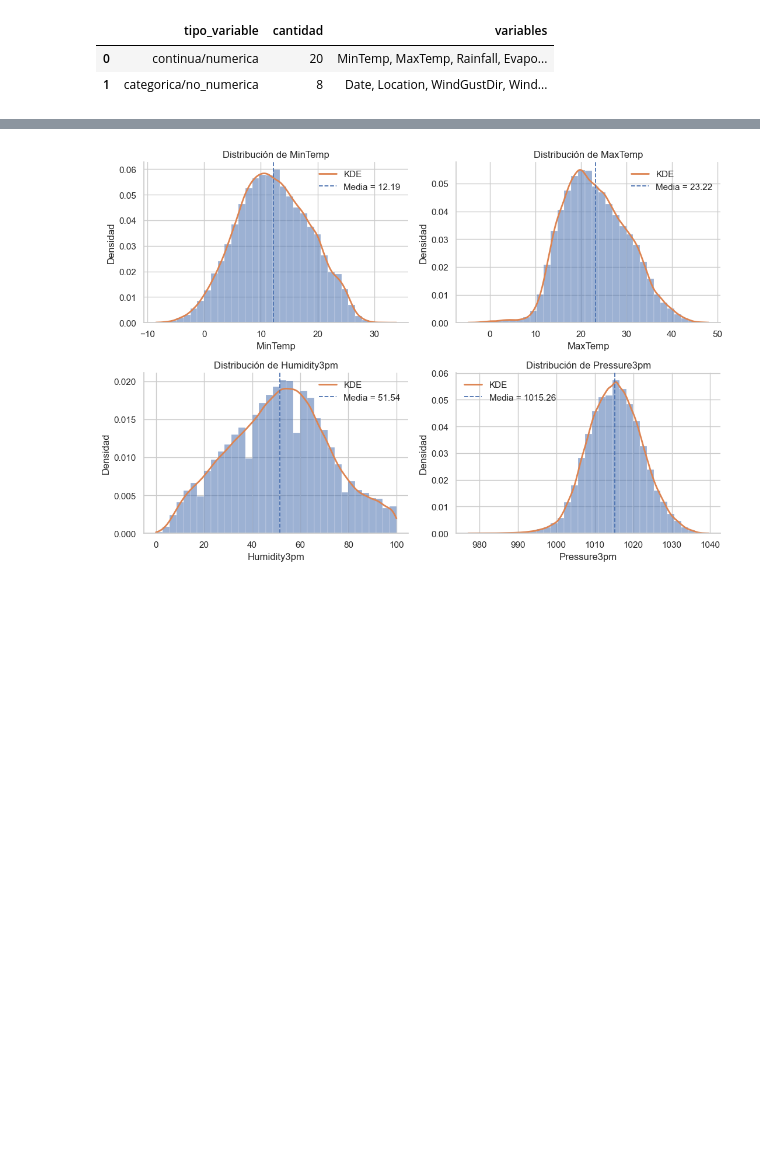
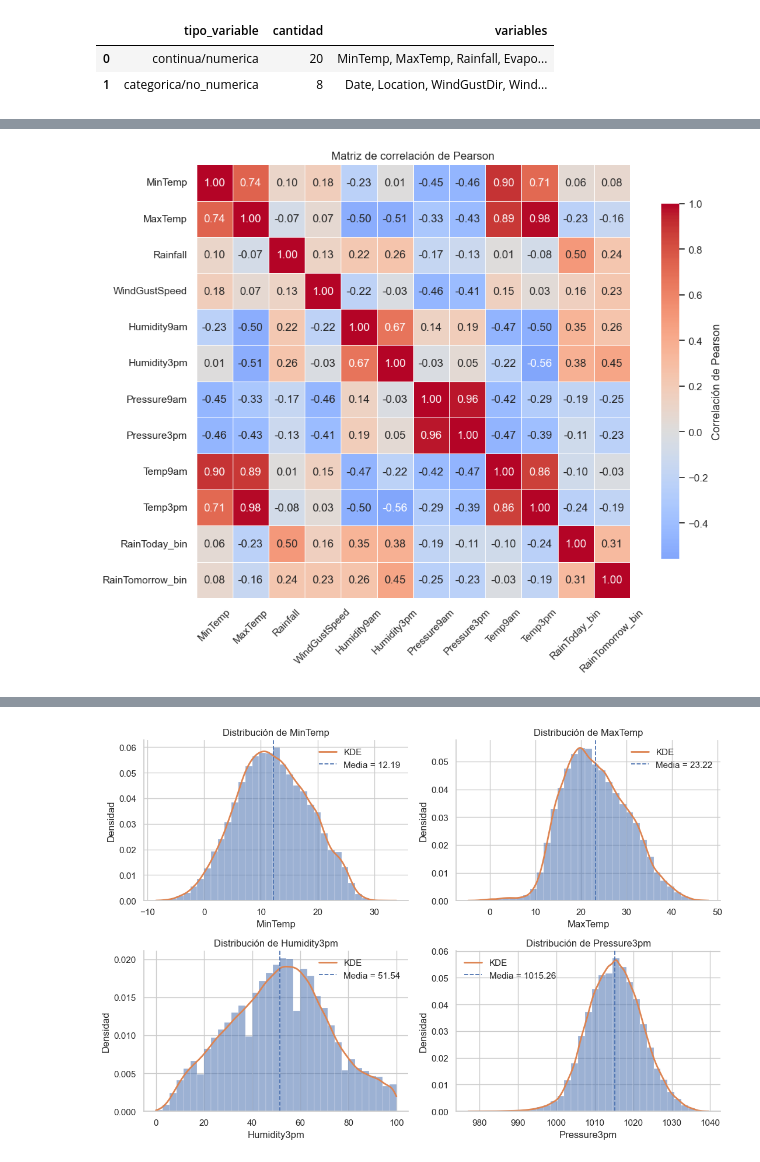
Before and after one commit to edocontreras/mcdia500-estadistica-computacional-g6, a Jupyter notebook: semana1/notebooks/Formativa1_Rain_Australia_G6.ipynb, the cells around one changed output, grey strips where cells are left out. Drawn from its saved outputs; the diff is of its cells as text; code cells hidden in the pictures; blank space fills up the shorter version.

```diff
--- a/semana1/notebooks/Formativa1_Rain_Australia_G6.ipynb
+++ b/semana1/notebooks/Formativa1_Rain_Australia_G6.ipynb
@@ -337,0 +344,58 @@ display(descriptive_export)
+# %%
+# Matriz de correlación de Pearson
+correlation_vars = [
+    "MinTemp",
+    "MaxTemp",
+    "Rainfall",
+    "WindGustSpeed",
+    "Humidity9am",
+    "Humidity3pm",
+    "Pressure9am",
+    "Pressure3pm",
+    "Temp9am",
+    "Temp3pm",
+    "RainToday_bin",
+    "RainTomorrow_bin",
+]
+
+correlation_vars = [variable for variable in correlation_vars if variable in df.columns]
+correlation_matrix = df[correlation_vars].corr(method="pearson")
+
+correlation_export = (
+    correlation_matrix
+    .round(3)
+    .reset_index()
+    .rename(columns={"index": "variable"})
+)
+
+correlation_export.to_csv(
+    tables_dir / "06_matriz_correlacion_pearson.csv",
+    index=False,
+    encoding="utf-8-sig",
+)
+
+display(correlation_matrix.round(3))
+
+fig, ax = plt.subplots(figsize=(10.8, 8.2))
+sns.heatmap(
+    correlation_matrix,
+    annot=True,
+    fmt=".2f",
+    cmap="coolwarm",
+    center=0,
+    linewidths=0.4,
+    square=True,
+    cbar_kws={"shrink": 0.82, "label": "Correlación de Pearson"},
+    ax=ax,
+)
+ax.set_title("Matriz de correlación de Pearson")
+ax.tick_params(axis="x", rotation=45)
+ax.tick_params(axis="y", rotation=0)
+plt.tight_layout()
+plt.savefig(
+    figures_dir / "fig_03_matriz_correlacion_pearson.png",
+    dpi=300,
+    bbox_inches="tight",
+)
+plt.show()
+# %% [output]
@@ -337,0 +415 @@ display(descriptive_export)
+[figure, added]
```
Also changed, not shown: parts of 15 cells of this notebook.
